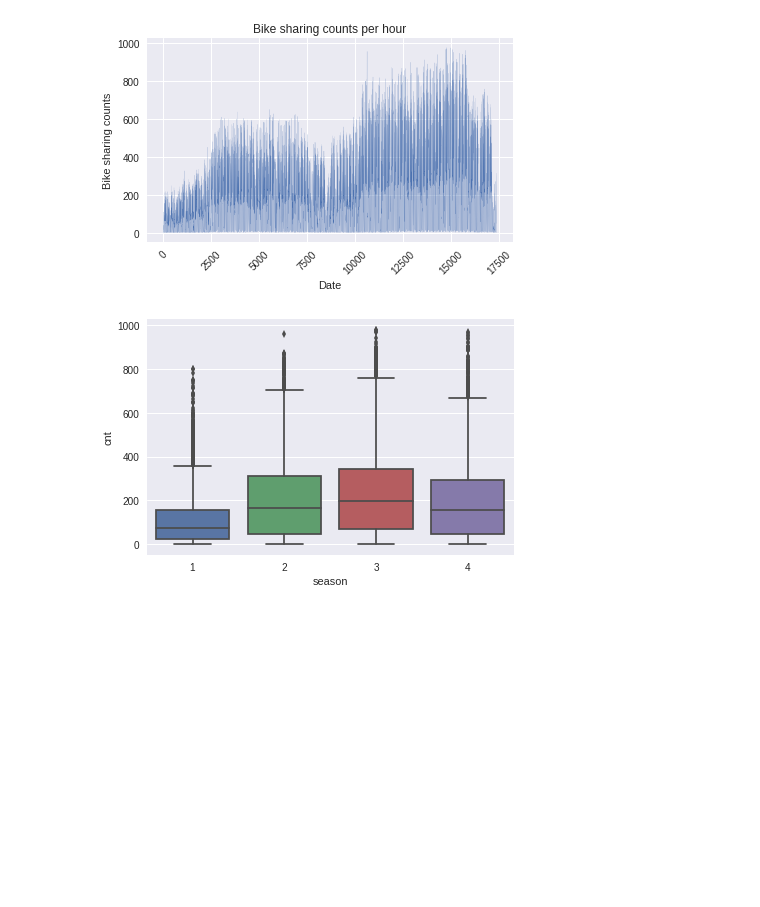
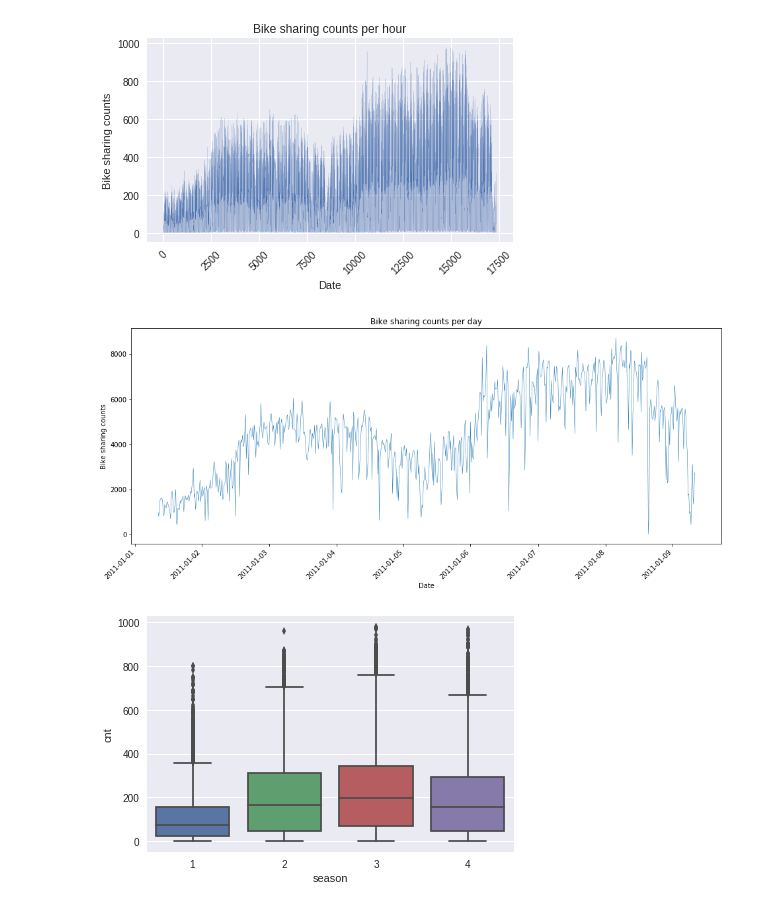
Before and after one commit to PrinceJavier/bikesharing-count-prediction-NN, a Jupyter notebook: SLT4a-DL-Lab-1.ipynb, the cells around one changed output. Cells and saved outputs as stored; diff of their text form; code cells hidden in the pictures; blank space fills up the shorter version.

```diff
--- a/SLT4a-DL-Lab-1.ipynb
+++ b/SLT4a-DL-Lab-1.ipynb
@@ -369,6 +288,25 @@ plt.tight_layout()
 plt.savefig('counts_per_hour.png');
 # %% [output]
 [figure]
+# %%
+# Import packages
+import matplotlib.pyplot as plt
+%matplotlib inline
+import seaborn as sns
+
+# Daily counts over time
+figure, ax = plt.subplots(figsize=(16,6))
+
+ax.plot(rides.groupby(by='dteday').sum().index,
+         rides.groupby(by='dteday').sum().cnt, linewidth=0.5)
+ax.set_xlabel('Date')
+ax.set_ylabel('Bike sharing counts')
+ax.set_title('Bike sharing counts per day')
+ax.set_xticklabels(rides.groupby(by='dteday').sum().index.date, rotation = 45, ha="right");
+#ax.tight_layout()
+#plt.savefig('counts_per_day.png');
+# %% [output]
+[figure, added]
 # %%
 for x in ['season', 'yr', 'mnth', 'hr', 'holiday', 'weekday', 'workingday']:
     sns.boxplot(x=x, y="cnt", data=rides)
```
Also changed, not shown: parts of 9 cells of this notebook.
